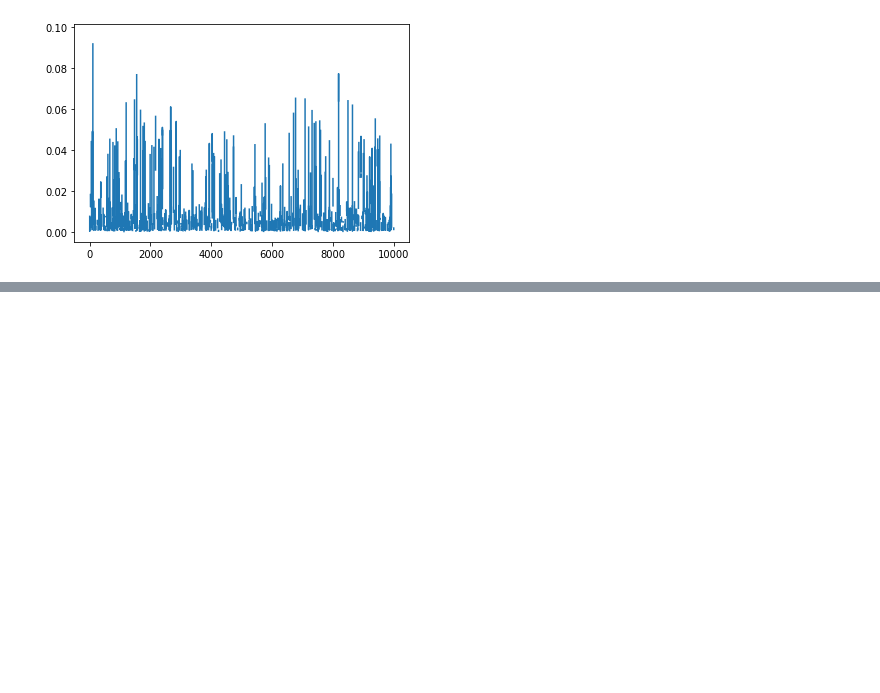
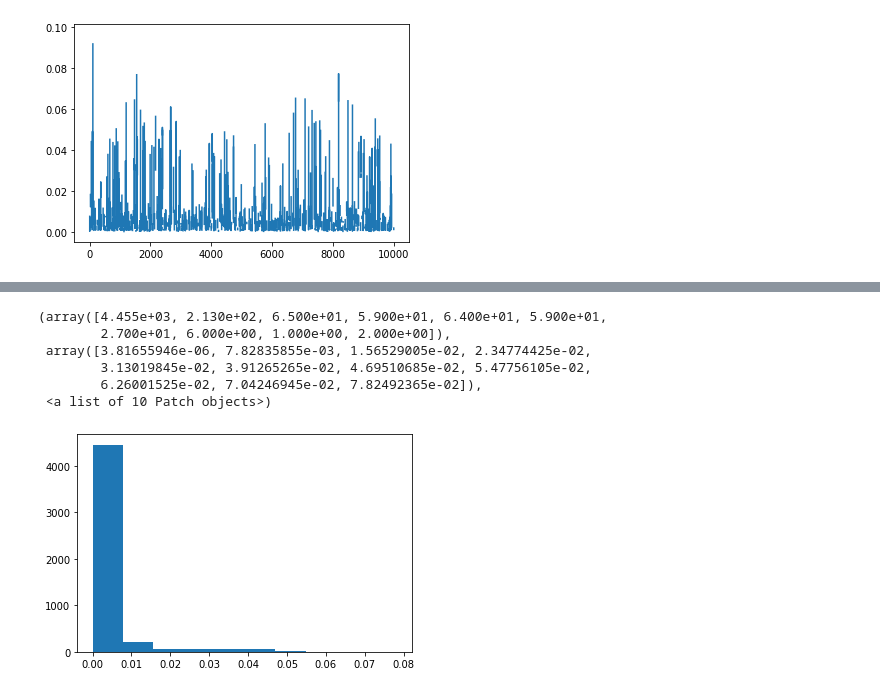
Before and after one commit to fisicadeparticulas/20210915_procesamientodearchivoslhe-100100100100100, a Jupyter notebook: Partículas_2.ipynb, the cells around one changed output, grey strips where cells are left out. Cells and saved outputs as stored; diff of their text form; code cells hidden in the pictures; blank space fills up the shorter version.

```diff
--- a/Partículas_2.ipynb
+++ b/Partículas_2.ipynb
@@ -54,0 +52,10 @@ plt.hist(M)
+# %%
+plt.hist(m_0)
+# %% [output]
+(array([4.455e+03, 2.130e+02, 6.500e+01, 5.900e+01, 6.400e+01, 5.900e+01,
+        2.700e+01, 6.000e+00, 1.000e+00, 2.000e+00]),
+ array([3.81655946e-06, 7.82835855e-03, 1.56529005e-02, 2.34774425e-02,
+        3.13019845e-02, 3.91265265e-02, 4.69510685e-02, 5.47756105e-02,
+        6.26001525e-02, 7.04246945e-02, 7.82492365e-02]),
+ <a list of 10 Patch objects>)
+[figure, added]
```
Also changed, not shown: parts of 8 cells of this notebook.
